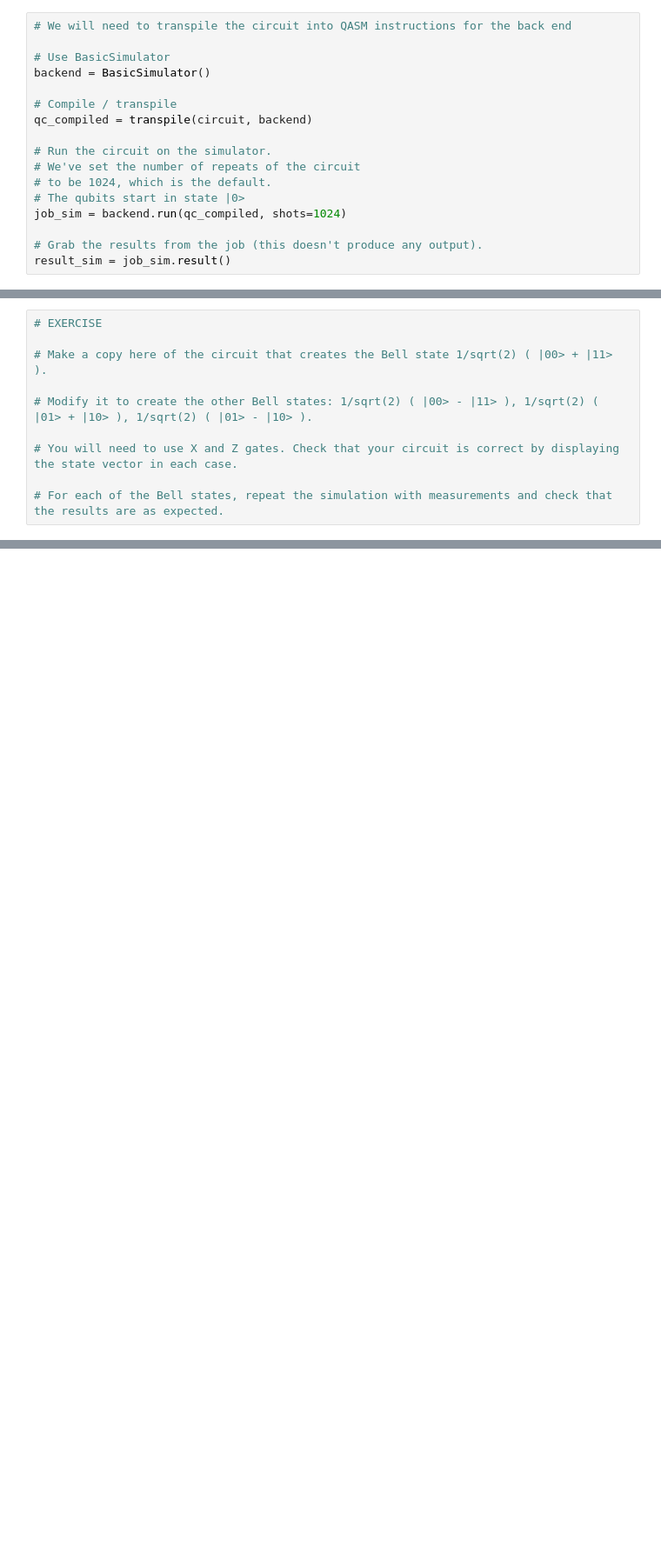
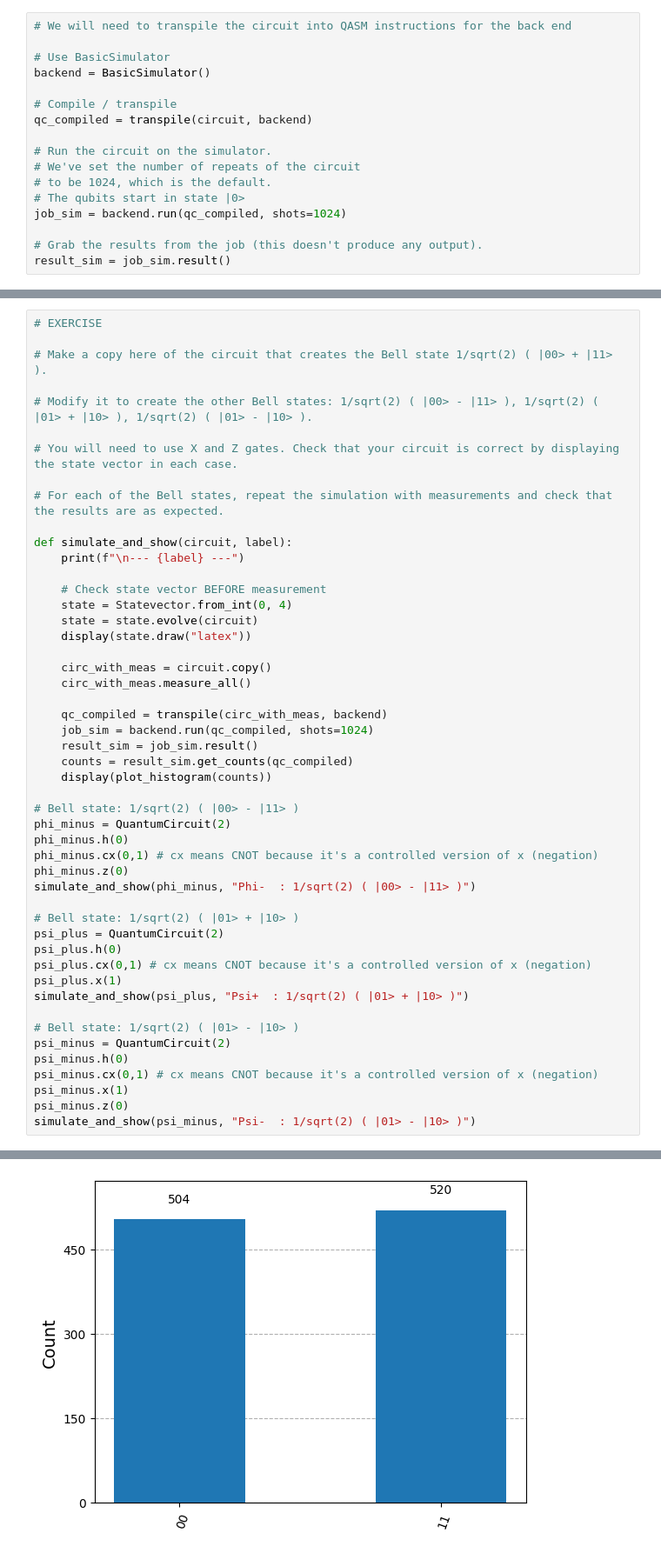
Before and after one commit to tri-o-na/SIT-UofG-STET-Labs, a Jupyter notebook: QC-Lab1.ipynb, the cells around one changed output, grey strips where cells are left out. Shown at 87% size. Cells and saved outputs as stored; diff of their text form; blank space fills up the shorter version.

```diff
--- a/QC-Lab1.ipynb
+++ b/QC-Lab1.ipynb
@@ -149,3 +205,43 @@ plot_histogram(counts)
 # You will need to use X and Z gates. Check that your circuit is correct by displaying the state vector in each case.
 
 # For each of the Bell states, repeat the simulation with measurements and check that the results are as expected.
+
+def simulate_and_show(circuit, label):
+    print(f"\n--- {label} ---")
+
+    # Check state vector BEFORE measurement
+    state = Statevector.from_int(0, 4)
+    state = state.evolve(circuit)
+    display(state.draw("latex"))
+
+    circ_with_meas = circuit.copy()
+    circ_with_meas.measure_all()
+
+    qc_compiled = transpile(circ_with_meas, backend)
+    job_sim = backend.run(qc_compiled, shots=1024)
+    result_sim = job_sim.result()
+    counts = result_sim.get_counts(qc_compiled)
+    display(plot_histogram(counts))
+
+# Bell state: 1/sqrt(2) ( |00> - |11> )
+phi_minus = QuantumCircuit(2)
+phi_minus.h(0)
+phi_minus.cx(0,1) # cx means CNOT because it's a controlled version of x (negation)
+phi_minus.z(0)
+simulate_and_show(phi_minus, "Phi-  : 1/sqrt(2) ( |00> - |11> )")
+
+# Bell state: 1/sqrt(2) ( |01> + |10> )
+psi_plus = QuantumCircuit(2)
+psi_plus.h(0)
+psi_plus.cx(0,1) # cx means CNOT because it's a controlled version of x (negation)
+psi_plus.x(1)
+simulate_and_show(psi_plus, "Psi+  : 1/sqrt(2) ( |01> + |10> )")
+
+# Bell state: 1/sqrt(2) ( |01> - |10> )
+psi_minus = QuantumCircuit(2)
+psi_minus.h(0)
+psi_minus.cx(0,1) # cx means CNOT because it's a controlled version of x (negation)
+psi_minus.x(1)
+psi_minus.z(0)
+simulate_and_show(psi_minus, "Psi-  : 1/sqrt(2) ( |01> - |10> )")
+# %% [output]
@@ -151,0 +250 @@ plot_histogram(counts)
+[figure, added]
```
Also changed, not shown: parts of 16 cells of this notebook.
